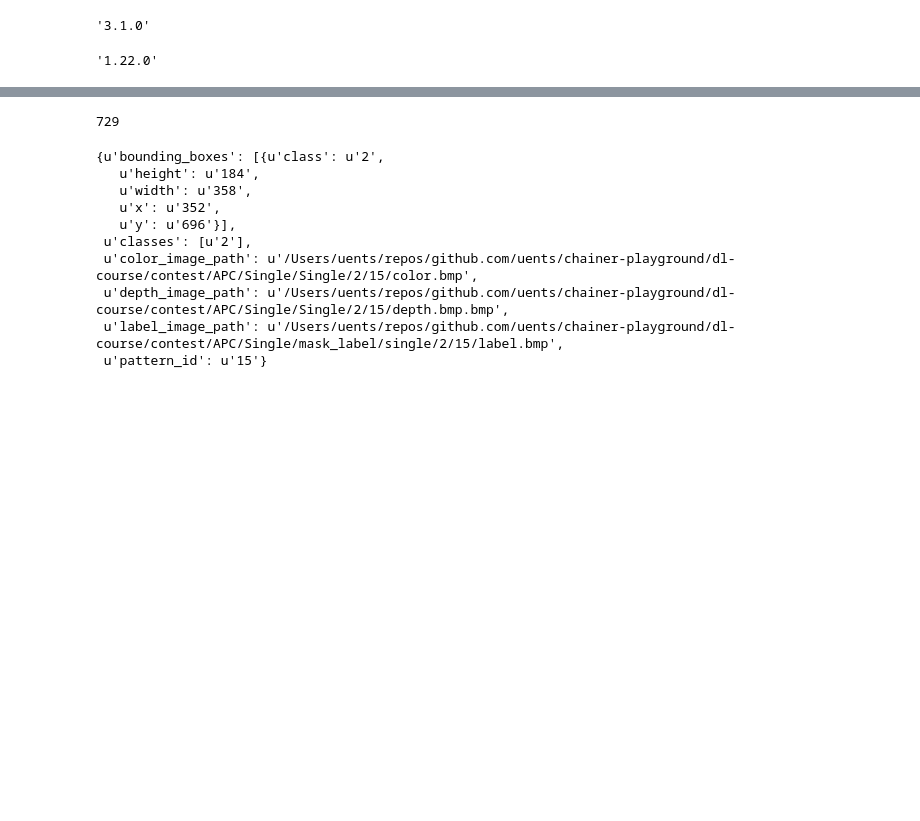
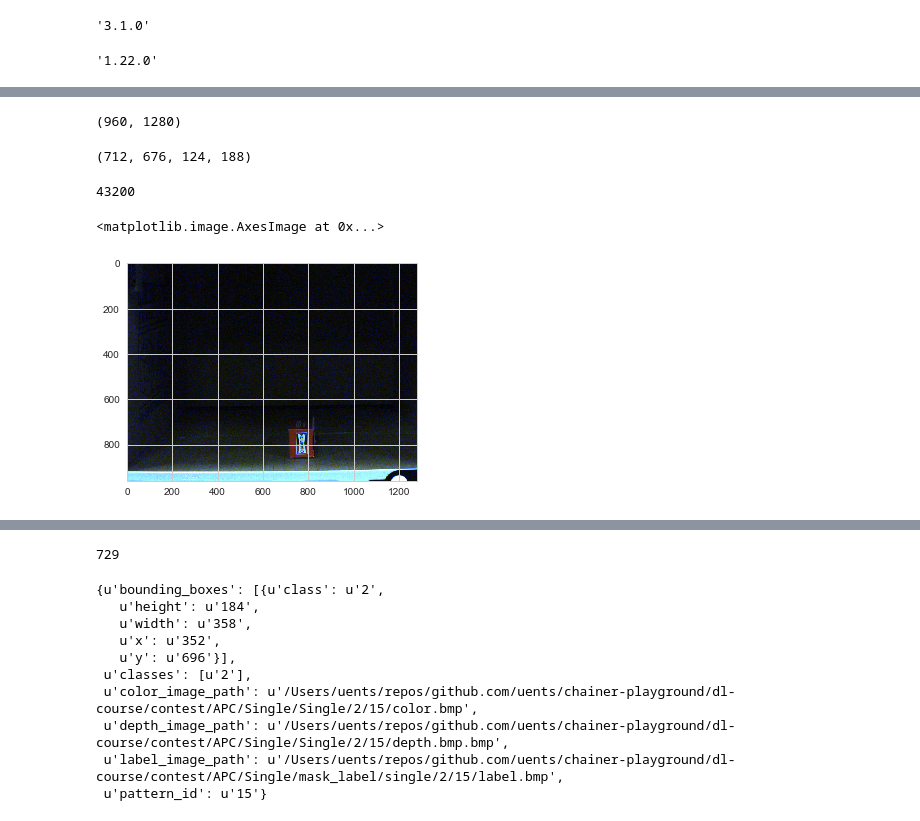
Before and after one commit to uents/chainer-playground, a Jupyter notebook: dl-course/doc/image_process.ipynb, the cells around one changed output, grey strips where cells are left out. Drawn from its saved outputs; the diff is of its cells as text; code cells hidden in the pictures; blank space fills up the shorter version.

```diff
--- a/dl-course/doc/image_process.ipynb
+++ b/dl-course/doc/image_process.ipynb
@@ -39,0 +40,36 @@ chainer.__version__
+# %%
+bg_color_image_path = '/Users/uents/repos/github.com/uents/chainer-playground/dl-course/contest/APC/Single/Single/2/13/color.bmp'
+bg_label_image_path = '/Users/uents/repos/github.com/uents/chainer-playground/dl-course/contest/APC/Single/mask_label/single/2/13/label.bmp'
+# %%
+bg_color_image = cv2.imread(bg_color_image_path)
+bg_label_image = cv2.imread(bg_label_image_path, 0)
+# %%
+bg_label_image.shape[:2]
+# %% [output]
+(960, 1280)
+# %%
+_, _, stats, centroids = cv2.connectedComponentsWithStats(bg_label_image)
+stats, centroids
+
+for stat, centroid in zip(stats, centroids):
+    region_x, region_y, region_w, region_h, _ = stat[0], stat[1], stat[2], stat[3], stat[4]
+    centor_x, centor_y = int(math.floor(centroid[1])), int(math.floor(centroid[0]))
+    if region_w * region_h <= (2 * bg_label_image.shape[1]):
+        continue
+    if region_w * region_h >= (bg_label_image.shape[0] * bg_label_image.shape[1] * 0.95):
+        continue
+    break
+
+region_x, region_y, region_w, region_h
+# %% [output]
+(712, 676, 124, 188)
+# %%
+240 * 180
+# %% [output]
+43200
+# %%
+fig, axes = plt.subplots(1,1)
+axes.imshow(cv2.cvtColor(bg_color_image, cv2.COLOR_BGR2RGB))
+# %% [output]
+<matplotlib.image.AxesImage at 0x...>
+[figure, added]
```
Also changed, not shown: parts of 22 cells of this notebook.
